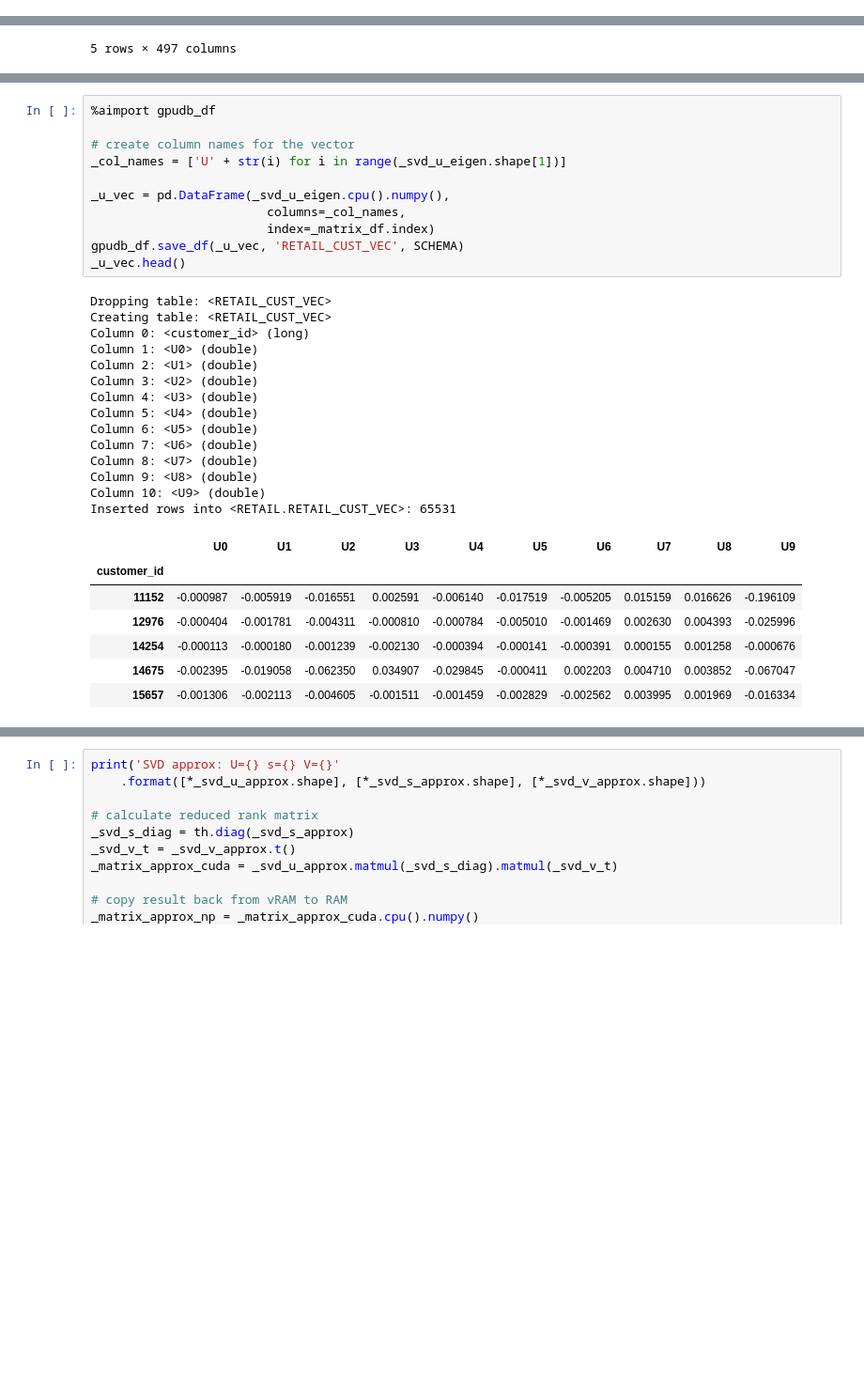
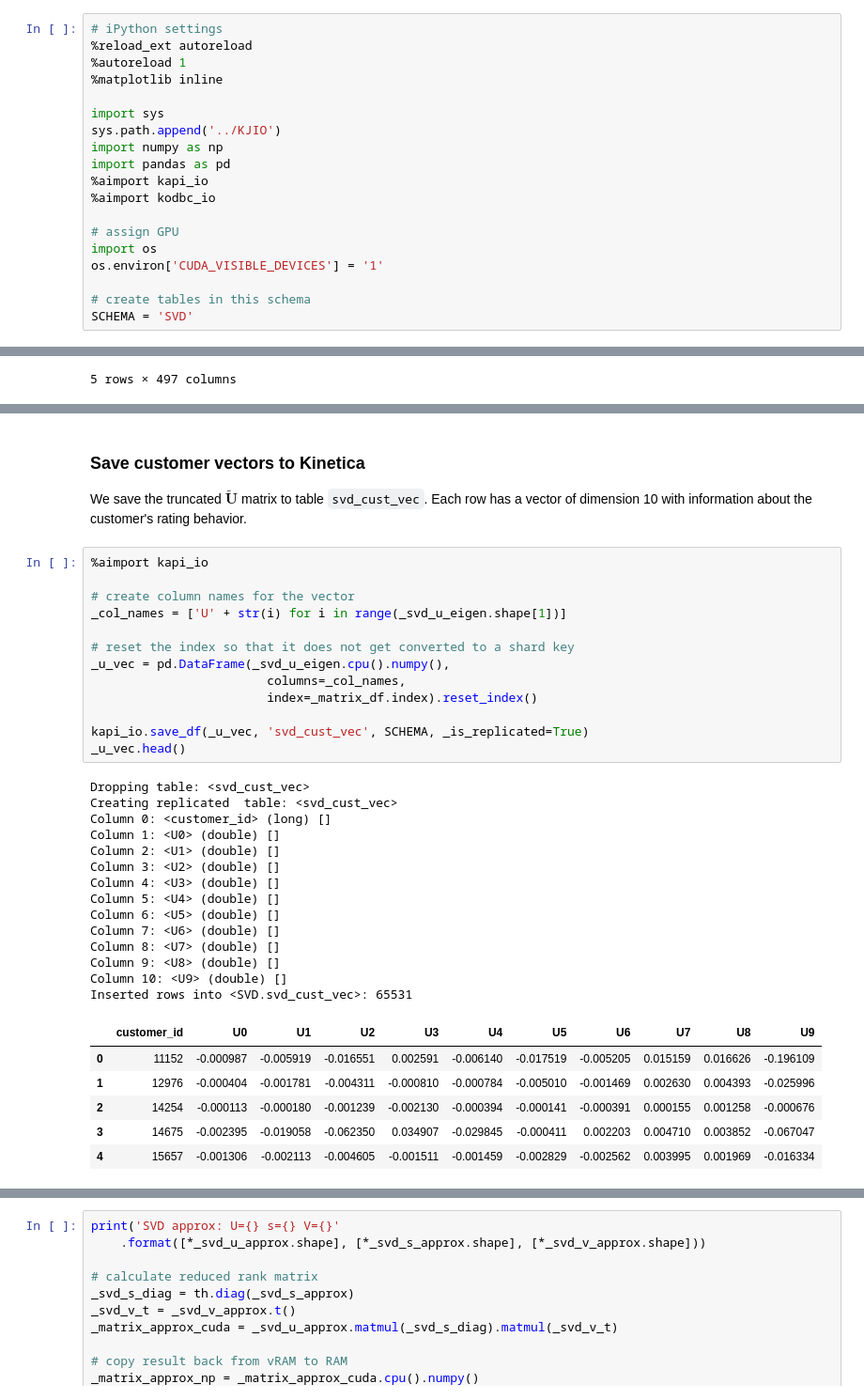
Before and after one commit to kineticadb/kinetica-jupyterlab, a Jupyter notebook: notebooks/SVD/svd_2_calc.ipynb, the cells around one changed output, grey strips where cells are left out. Shown at 94% size. Drawn from its saved outputs; the diff is of its cells as text; blank space fills up the shorter version.

```diff
--- a/notebooks/SVD/Retail_SVD.ipynb
+++ b/notebooks/SVD/svd_2_calc.ipynb
@@ -19,3 +30,22 @@ MATRIX_TABLE = 'amazon_matrix'
+# %%
+# iPython settings
+%reload_ext autoreload
+%autoreload 1
+%matplotlib inline
+
+import sys
+sys.path.append('../KJIO')
+import numpy as np
+import pandas as pd
+%aimport kapi_io
+%aimport kodbc_io
+
+# assign GPU
+import os
+os.environ['CUDA_VISIBLE_DEVICES'] = '1'
+
+# create tables in this schema
+SCHEMA = 'SVD'
 # %% [markdown]
 ### Get rowcount of matrix table
 # %%
@@ -130,33 +187,38 @@ SVD eigen: U=[65531, 10] V=[497, 10]
+# %% [markdown]
+### Save customer vectors to Kinetica
+
+We save the truncated $\tilde{\mathbf{U}}$ matrix to table `svd_cust_vec`. Each row has a vector of dimension 10 with information about the customer's rating behavior.
 # %%
-%aimport gpudb_df
+%aimport kapi_io
 
 # create column names for the vector
 _col_names = ['U' + str(i) for i in range(_svd_u_eigen.shape[1])]
 
+# reset the index so that it does not get converted to a shard key
 _u_vec = pd.DataFrame(_svd_u_eigen.cpu().numpy(),
                         columns=_col_names,
-                        index=_matrix_df.index)
-gpudb_df.save_df(_u_vec, 'RETAIL_CUST_VEC', SCHEMA)
+                        index=_matrix_df.index).reset_index()
+
+kapi_io.save_df(_u_vec, 'svd_cust_vec', SCHEMA, _is_replicated=True)
 _u_vec.head()
 # %% [output]
-Dropping table: <RETAIL_CUST_VEC>
-Creating table: <RETAIL_CUST_VEC>
-Column 0: <customer_id> (long)
-Column 1: <U0> (double)
-Column 2: <U1> (double)
-Column 3: <U2> (double)
-Column 4: <U3> (double)
-Column 5: <U4> (double)
-Column 6: <U5> (double)
-Column 7: <U6> (double)
-Column 8: <U7> (double)
-Column 9: <U8> (double)
-Column 10: <U9> (double)
-Inserted rows into <RETAIL.RETAIL_CUST_VEC>: 65531
+Dropping table: <svd_cust_vec>
+Creating replicated  table: <svd_cust_vec>
+Column 0: <customer_id> (long) []
+Column 1: <U0> (double) []
+Column 2: <U1> (double) []
+Column 3: <U2> (double) []
+Column 4: <U3> (double) []
+Column 5: <U4> (double) []
+Column 6: <U5> (double) []
+Column 7: <U6> (double) []
+Column 8: <U7> (double) []
+Column 9: <U8> (double) []
+Column 10: <U9> (double) []
+Inserted rows into <SVD.svd_cust_vec>: 65531
-|  | U0 | U1 | U2 | U3 | U4 | U5 | U6 | U7 | U8 | U9 |
-| customer_id |  |  |  |  |  |  |  |  |  |  |
-| 11152 | -0.000987 | -0.005919 | -0.016551 | 0.002591 | -0.006140 | -0.017519 | -0.005205 | 0.015159 | 0.016626 | -0.196109 |
-| 12976 | -0.000404 | -0.001781 | -0.004311 | -0.000810 | -0.000784 | -0.005010 | -0.001469 | 0.002630 | 0.004393 | -0.025996 |
-| 14254 | -0.000113 | -0.000180 | -0.001239 | -0.002130 | -0.000394 | -0.000141 | -0.000391 | 0.000155 | 0.001258 | -0.000676 |
-| 14675 | -0.002395 | -0.019058 | -0.062350 | 0.034907 | -0.029845 | -0.000411 | 0.002203 | 0.004710 | 0.003852 | -0.067047 |
-| 15657 | -0.001306 | -0.002113 | -0.004605 | -0.001511 | -0.001459 | -0.002829 | -0.002562 | 0.003995 | 0.001969 | -0.016334 |
+|  | customer_id | U0 | U1 | U2 | U3 | U4 | U5 | U6 | U7 | U8 | U9 |
+| 0 | 11152 | -0.000987 | -0.005919 | -0.016551 | 0.002591 | -0.006140 | -0.017519 | -0.005205 | 0.015159 | 0.016626 | -0.196109 |
+| 1 | 12976 | -0.000404 | -0.001781 | -0.004311 | -0.000810 | -0.000784 | -0.005010 | -0.001469 | 0.002630 | 0.004393 | -0.025996 |
+| 2 | 14254 | -0.000113 | -0.000180 | -0.001239 | -0.002130 | -0.000394 | -0.000141 | -0.000391 | 0.000155 | 0.001258 | -0.000676 |
+| 3 | 14675 | -0.002395 | -0.019058 | -0.062350 | 0.034907 | -0.029845 | -0.000411 | 0.002203 | 0.004710 | 0.003852 | -0.067047 |
+| 4 | 15657 | -0.001306 | -0.002113 | -0.004605 | -0.001511 | -0.001459 | -0.002829 | -0.002562 | 0.003995 | 0.001969 | -0.016334 |
```
Also changed, not shown: parts of 32 cells of this notebook, 31 other files.
